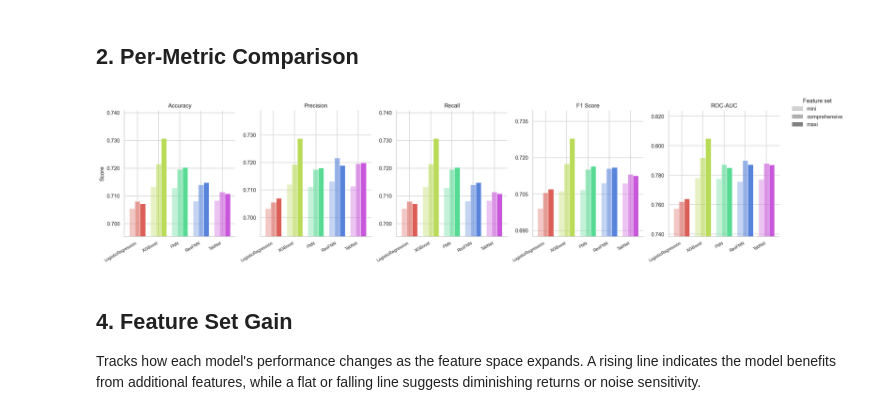
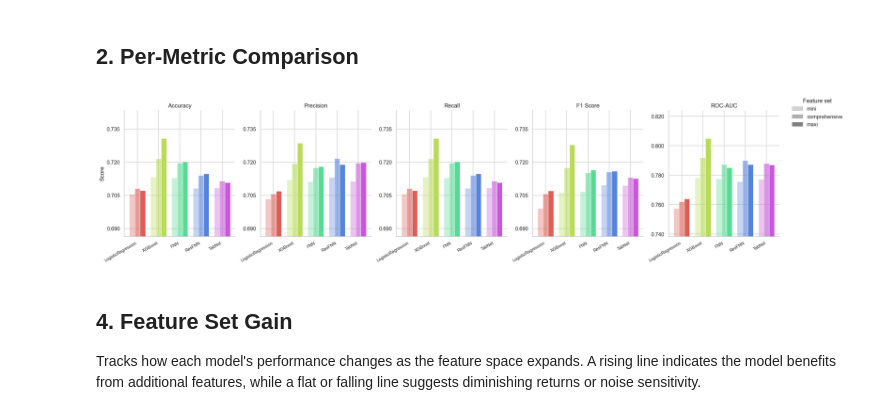
Before and after one commit to Orangenraph/Predicting-American-Football-Plays, a Jupyter notebook: notebooks/07_results.ipynb, the cells around one changed output. Saved outputs shown, nothing was run; the diff lists cells and outputs as text; code cells hidden in the pictures.

Commit message:
fix: variables share now same y achse scale

```diff
--- a/notebooks/07_results.ipynb
+++ b/notebooks/07_results.ipynb
@@ -103,6 +103,13 @@ fig, axes = plt.subplots(1, len(METRICS), figsize=(22, 5), sharey=False)
 
 x     = np.arange(len(MODEL_ORDER))
 width = 0.25
+
+# share same y achse
+SHARED_METRICS = {'accuracy', 'precision', 'recall', 'f1'}
+shared_vals = df[df.columns.intersection(SHARED_METRICS)].values.flatten()
+shared_vals = shared_vals[~np.isnan(shared_vals)]
+shared_pad  = (shared_vals.max() - shared_vals.min()) * 0.4
+shared_ylim = (shared_vals.min() - shared_pad, shared_vals.max() + shared_pad)
 
 for ax, metric in zip(axes, METRICS):
     for i, fs in enumerate(FS_ORDER):
@@ -111,39 +118,43 @@ for ax, metric in zip(axes, METRICS):
         for j, (val, model) in enumerate(zip(vals, MODEL_ORDER)):
             ax.bar(
                 x[j] + (i - 1) * width, val, width,
                 color=PALETTE[model],
-                alpha=[0.35, 0.6, 1][i],   # mini=clear, comprehensive=middle, maxi=full
+                alpha=[0.35, 0.6, 1][i],
                 edgecolor='white', linewidth=0.6
             )
 
     # formatting
-    all_vals = df[metric].dropna()
-    pad = (all_vals.max() - all_vals.min()) * 0.4
-    ax.set_ylim(all_vals.min() - pad, all_vals.max() + pad)
+    if metric in SHARED_METRICS:
+        ax.set_ylim(shared_ylim)
+    else:
+        all_vals = df[metric].dropna()
+        pad = (all_vals.max() - all_vals.min()) * 0.4
+        ax.set_ylim(all_vals.min() - pad, all_vals.max() + pad)
+
     ax.set_title(METRIC_LABELS[metric])
     ax.set_xticks(x)
     ax.set_xticklabels(MODEL_ORDER, rotation=30, ha='right', fontsize=9)
     ax.yaxis.set_major_formatter(mticker.FormatStrFormatter('%.3f'))
     ax.yaxis.set_major_locator(mticker.MaxNLocator(5))
     if ax == axes[0]:
         ax.set_ylabel('Score')
 
-# legend: feature sets als alpha-Abstufung einer Beispielfarbe
+# legend
 fs_handles = [
     plt.Rectangle((0, 0), 1, 1,
                   color='grey', alpha=[0.35, 0.6, 1][i],
                   label=fs)
     for i, fs in enumerate(FS_ORDER)
 ]
 fig.legend(handles=fs_handles, title='Feature set', loc='upper right',
            bbox_to_anchor=(1.0, 1.02), frameon=False)
 
 fig.tight_layout()
 fig.savefig(os.path.join(FIGURES_MODELS, 'fig1_metric_comparison.png'), bbox_inches='tight')
 fig.subplots_adjust(right=0.91)
 plt.show()
 # %% [output]
-[figure, old version]
+[figure, new version]
 # %% [markdown]
 ## 4. Feature Set Gain
 
```
Also changed, not shown: 1 other file.
